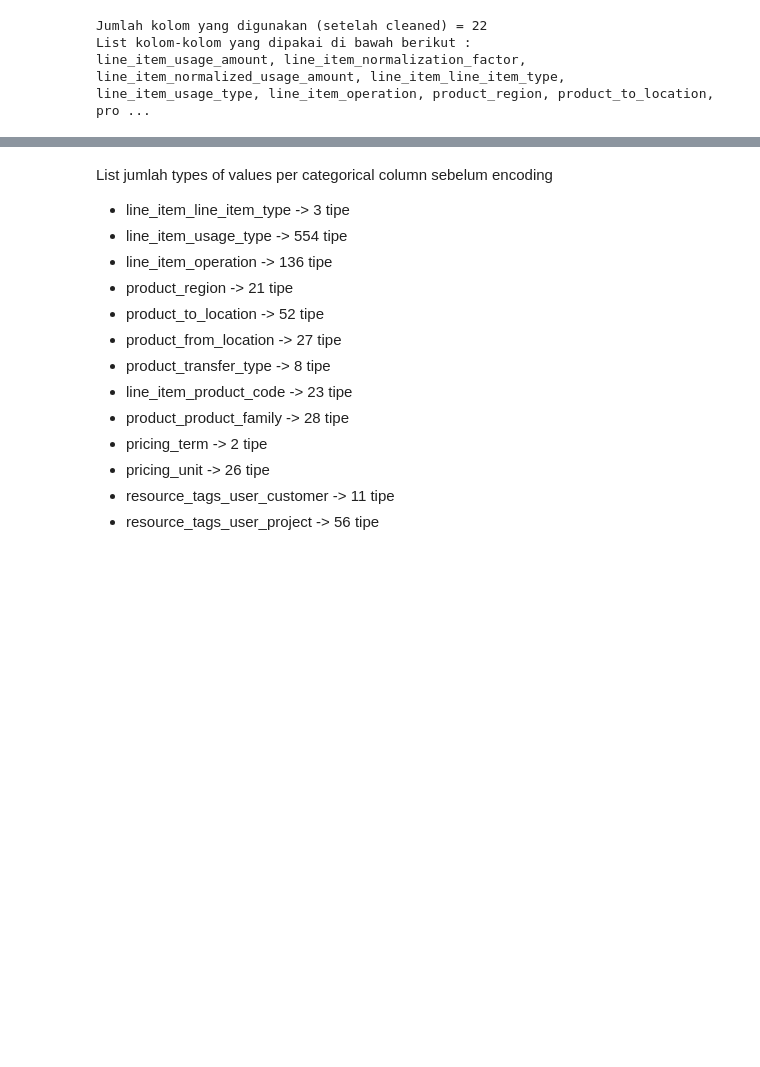
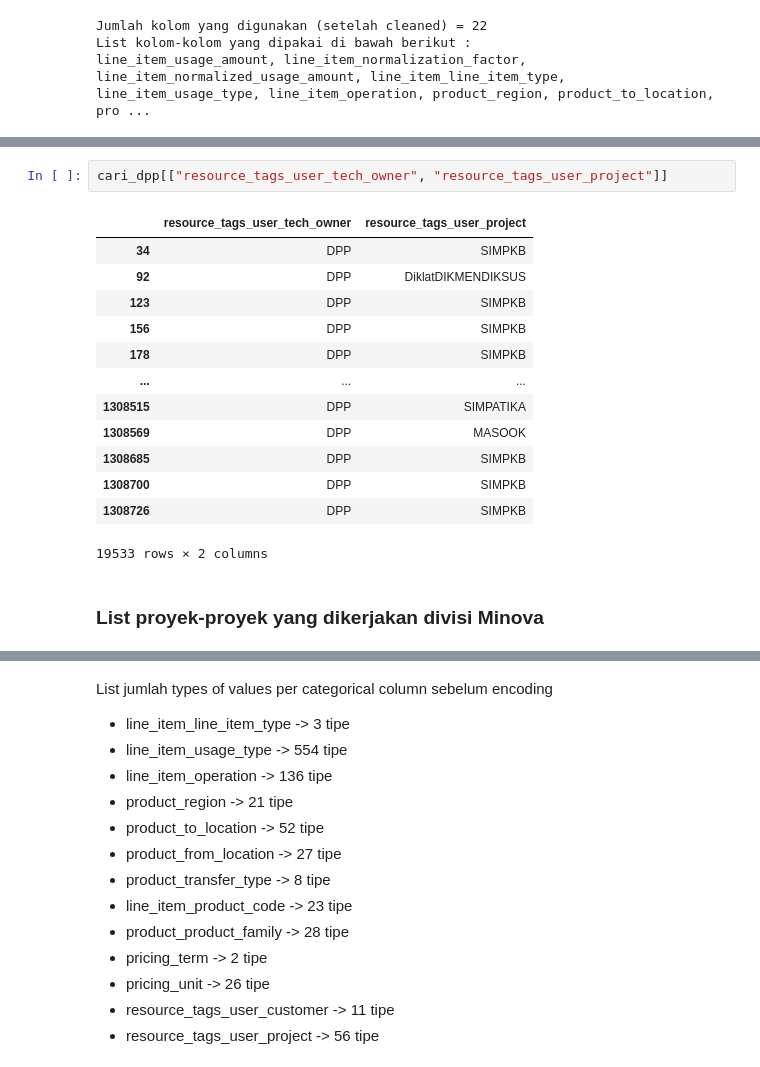
Before and after one commit to diyangraditya/thesis, a Jupyter notebook: Notebooks/test1b.ipynb, the cells around one changed output, grey strips where cells are left out. Cells and saved outputs as stored; diff of their text form; blank space fills up the shorter version.

```diff
--- a/Notebooks/test1b.ipynb
+++ b/Notebooks/test1b.ipynb
@@ -661,0 +746,18 @@ line_item_usage_amount, line_item_normalization_factor, line_item_normalized_usa
+# %%
+cari_dpp[["resource_tags_user_tech_owner", "resource_tags_user_project"]]
+# %% [output]
+|  | resource_tags_user_tech_owner | resource_tags_user_project |
+| 34 | DPP | SIMPKB |
+| 92 | DPP | DiklatDIKMENDIKSUS |
+| 123 | DPP | SIMPKB |
+| 156 | DPP | SIMPKB |
+| 178 | DPP | SIMPKB |
+| ... | ... | ... |
+| 1308515 | DPP | SIMPATIKA |
+| 1308569 | DPP | MASOOK |
+| 1308685 | DPP | SIMPKB |
+| 1308700 | DPP | SIMPKB |
+| 1308726 | DPP | SIMPKB |
+19533 rows × 2 columns
+# %% [markdown]
+### List proyek-proyek yang dikerjakan divisi Minova
```
Also changed, not shown: parts of 16 cells of this notebook, 1 other file.
